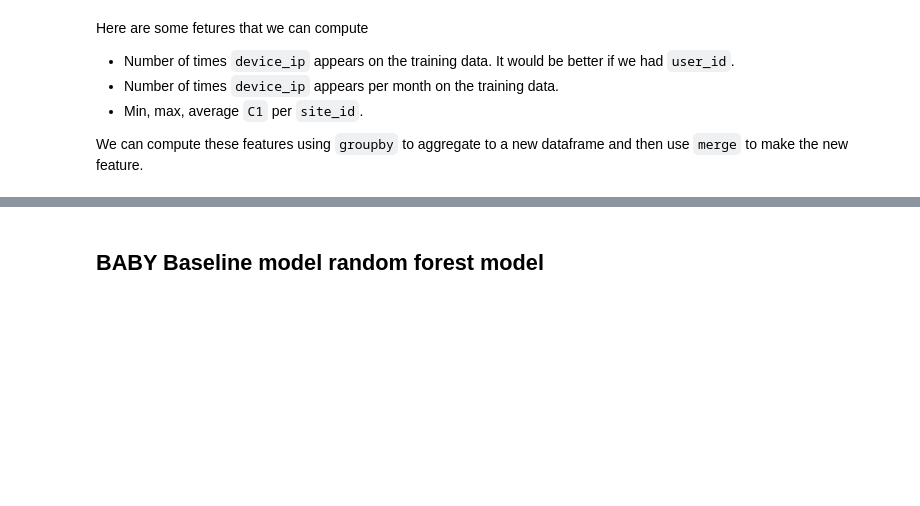
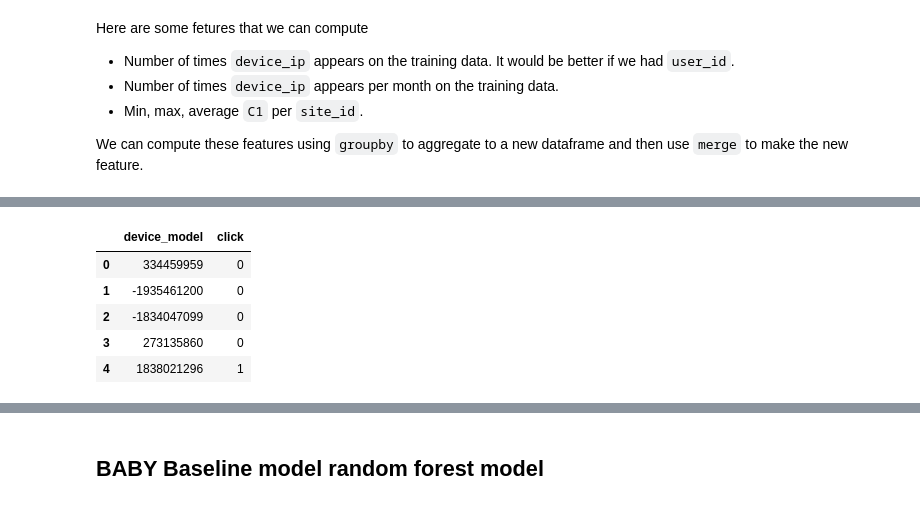
Before and after one commit to yanneta/msds699, a Jupyter notebook: notebooks/4_feature_eng.ipynb, the cells around one changed output, grey strips where cells are left out. Cells and saved outputs as stored; diff of their text form; code cells hidden in the pictures; blank space fills up the shorter version.

```diff
--- a/notebooks/4_feature_eng.ipynb
+++ b/notebooks/4_feature_eng.ipynb
@@ -403,0 +456,9 @@ hash_encode_cols(t2, v2, col)
+# %%
+t2.head()
+# %% [output]
+|  | device_model | click |
+| 0 | 334459959 | 0 |
+| 1 | -1935461200 | 0 |
+| 2 | -1834047099 | 0 |
+| 3 | 273135860 | 0 |
+| 4 | 1838021296 | 1 |
```
Also changed, not shown: parts of 16 cells of this notebook.
